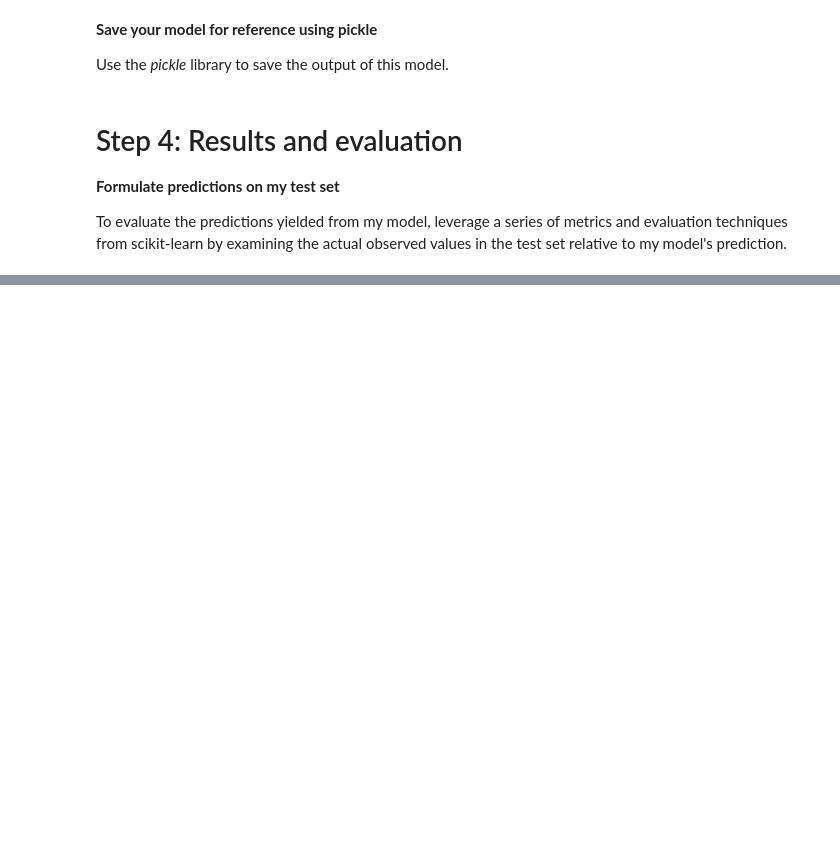
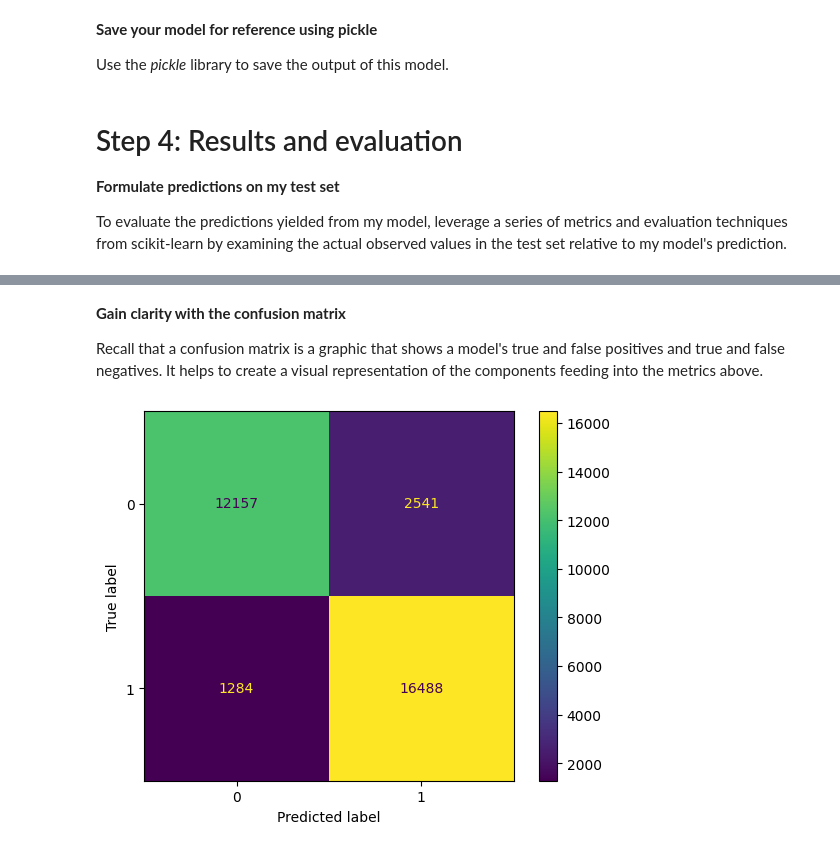
Before and after one commit to ajeronimoguerra/Kaggle_JeronimoGuerra_Notebooks, a Jupyter notebook: build-an-xgboost-model.ipynb, the cells around one changed output, grey strips where cells are left out. Cells and saved outputs as stored; diff of their text form; code cells hidden in the pictures; blank space fills up the shorter version.

Commit message:
Kaggle Notebook | Build an XGBoost model | Final Version

```diff
--- a/build-an-xgboost-model.ipynb
+++ b/build-an-xgboost-model.ipynb
@@ -241,0 +282,25 @@ To evaluate the predictions yielded from my model, leverage a series of metrics
+# %% [markdown]
+**Gain clarity with the confusion matrix**
+
+Recall that a confusion matrix is a graphic that shows a model's true and false positives and true and false negatives. It helps to create a visual representation of the components feeding into the metrics above.
+# %%
+# Construct and display your confusion matrix.
+# Construct the confusion matrix for your predicted and test values.
+# Create the display for your confusion matrix.
+def conf_matrix_plot(model, x_data, y_data):
+    '''
+    Accepts as argument model object, X data (test or validate), and y data (test or validate).
+    Returns a plot of confusion matrix for predictions on y data.
+    '''
+    model_pred = model.predict(x_data)
+    cm = confusion_matrix(y_data, model_pred, labels=model.classes_)
+    disp = ConfusionMatrixDisplay(confusion_matrix=cm,
+                             display_labels=model.classes_)
+
+    disp.plot()
+    plt.show()
+
+# Plot the visual in-line.
+conf_matrix_plot(xgb_cv, X_test, y_test)
+# %% [output]
+[figure, added]
```
Also changed, not shown: parts of 9 cells of this notebook.
